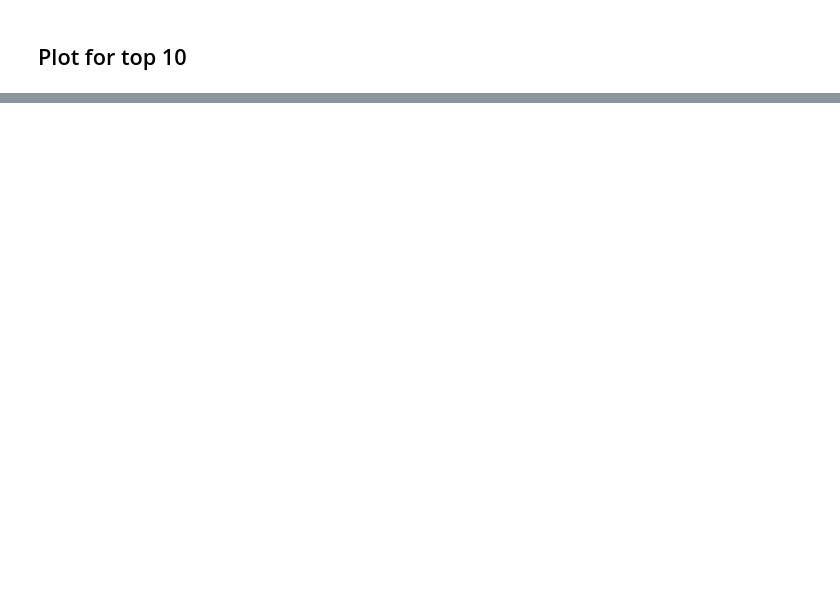
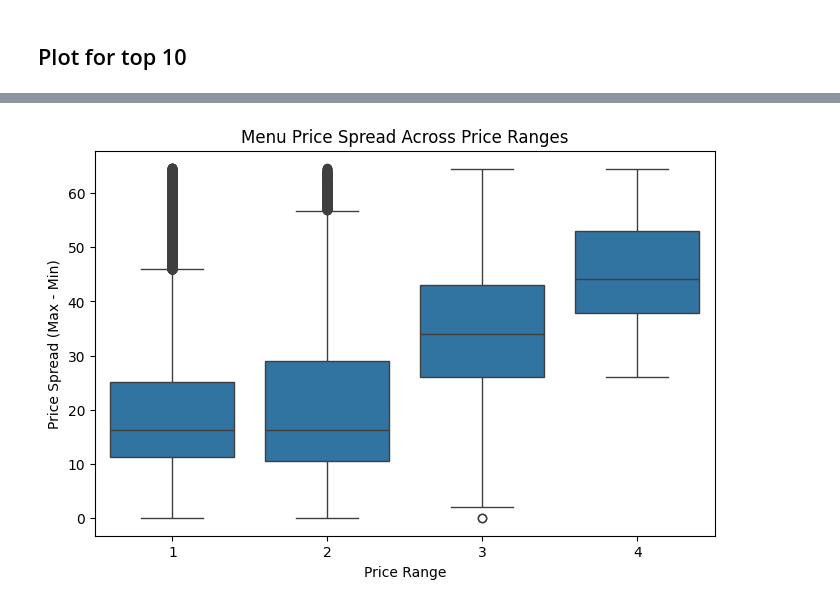
Before and after one commit to MostafaOsmanFathi/uber-eats-menu-analysis, a Jupyter notebook: insights_analysis.ipynb, the cells around one changed output, grey strips where cells are left out. Saved outputs shown, nothing was run; the diff lists cells and outputs as text; code cells hidden in the pictures; blank space fills up the shorter version.

```diff
--- a/insights_analysis.ipynb
+++ b/insights_analysis.ipynb
@@ -407,0 +414,2 @@ Passing `palette` without assigning `hue` is deprecated and will be removed in v
+# %%
+df_restaurants['price_spread'] = df_restaurants['price_max'] - df_restaurants['price_min']
@@ -407,0 +431,12 @@ Passing `palette` without assigning `hue` is deprecated and will be removed in v
+# %%
+Q1 = df_restaurants['price_spread'].quantile(0.25)
+Q3 = df_restaurants['price_spread'].quantile(0.75)
+IQR = Q3 - Q1
+
+lower = max(0, Q1 - 1.5 * IQR)
+upper = Q3 + 1.5 * IQR
+
+df_spread_clean = df_restaurants[
+    (df_restaurants['price_spread'] >= lower) &
+    (df_restaurants['price_spread'] <= upper)
+]
@@ -407,0 +454,10 @@ Passing `palette` without assigning `hue` is deprecated and will be removed in v
+# %%
+
+plt.figure(figsize=(8, 5))
+sns.boxplot(data=df_spread_clean, x='price_range', y='price_spread')
+plt.title('Menu Price Spread Across Price Ranges')
+plt.xlabel('Price Range')
+plt.ylabel('Price Spread (Max - Min)')
+plt.show()
+# %% [output]
+[figure, added]
```
Also changed, not shown: parts of 34 cells of this notebook, 1 other file.
